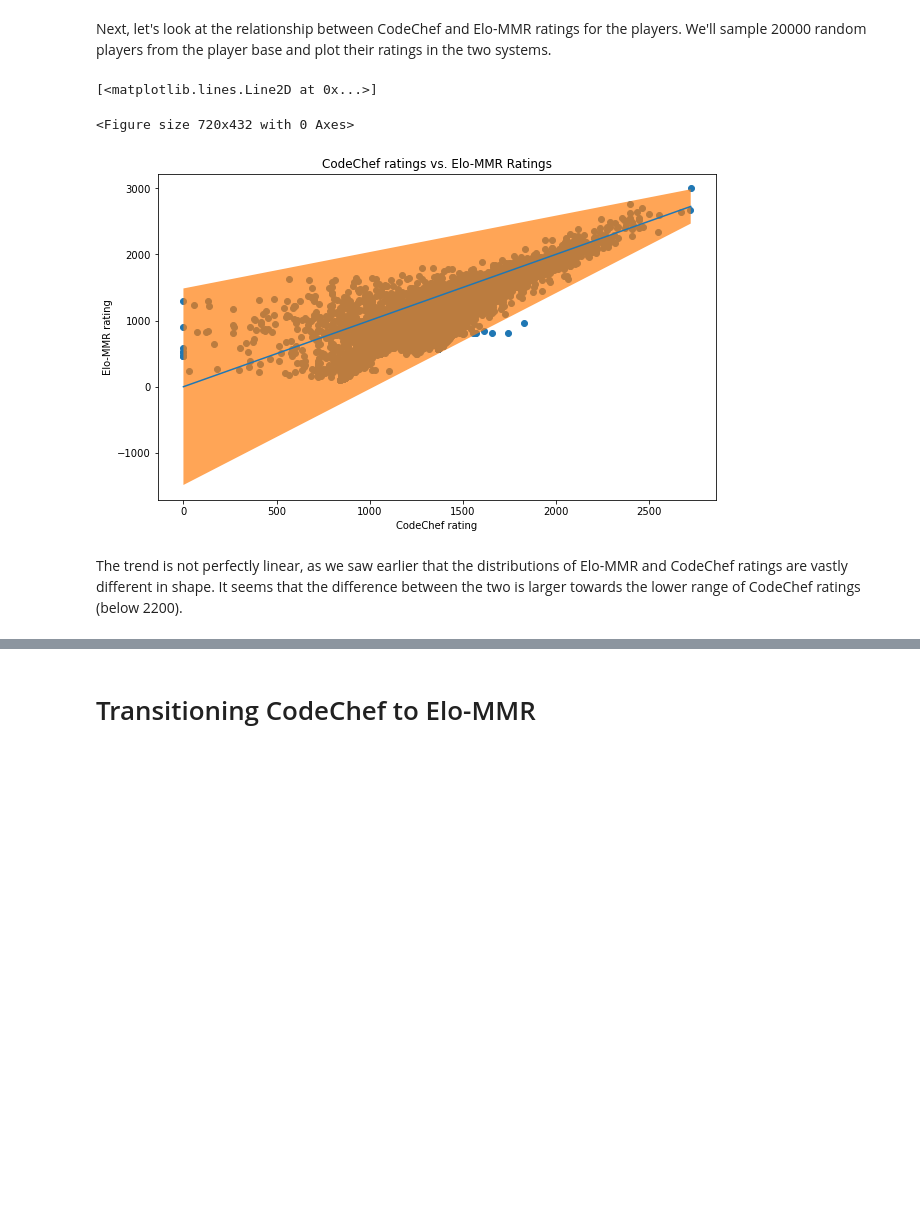
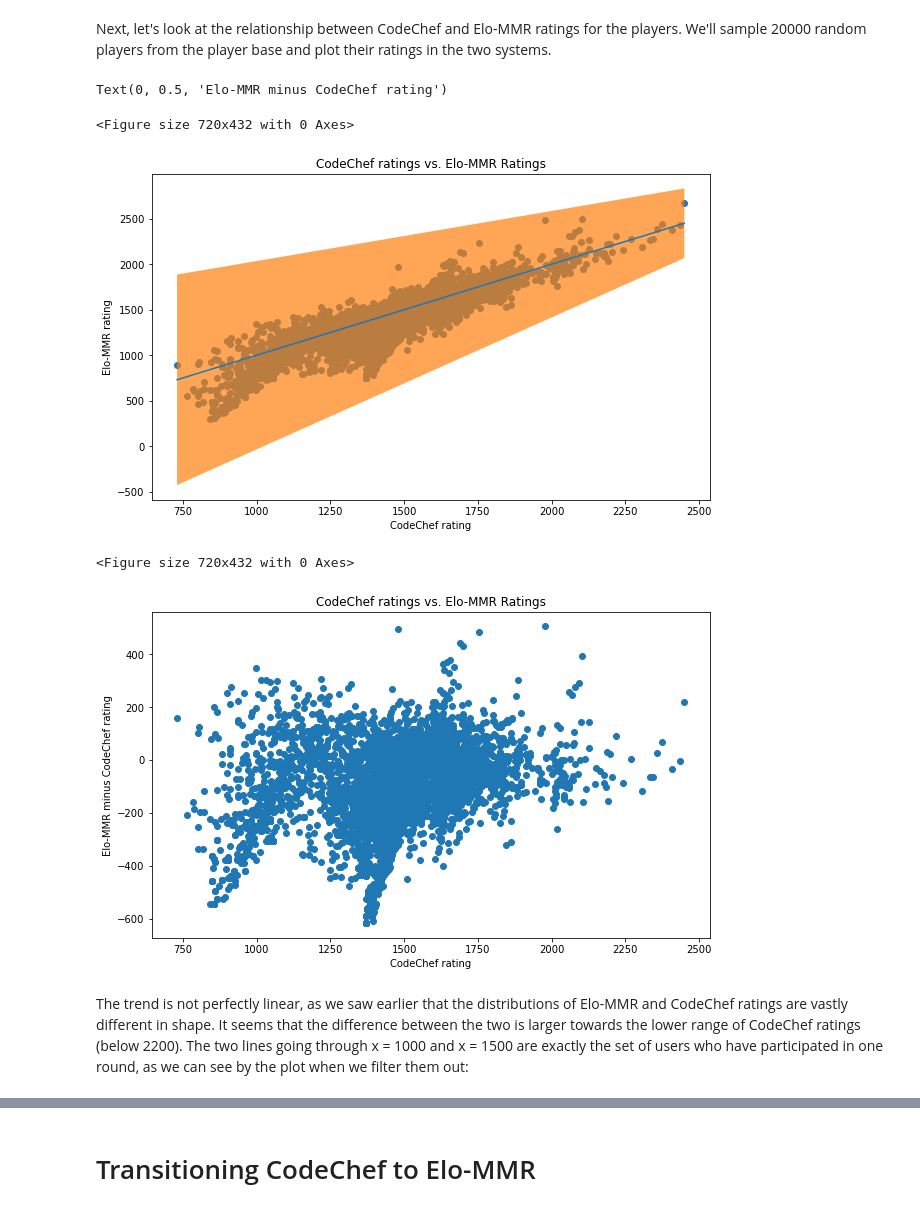
Before and after one commit to EbTech/Elo-MMR, a Jupyter notebook: scripts/notebooks/codechef-experiments.ipynb, the cells around one changed output, grey strips where cells are left out. Saved outputs shown, nothing was run; the diff lists cells and outputs as text; code cells hidden in the pictures; blank space fills up the shorter version.

Commit message:
Final experimental notebooks for CodeChef.

```diff
--- a/scripts/notebooks/codechef-experiments.ipynb
+++ b/scripts/notebooks/codechef-experiments.ipynb
@@ -111,6 +128,7 @@ for contest in tqdm(checkpoint_contests):
     mmr_rank = pd.read_csv(f'{elommr_dir}/{contest}.csv')
     # Translate handle ids to actual usernames
     mmr_rank.handle = mmr_rank.handle.apply(lambda x: user_map[x])
+    mmr_rank['username'] = mmr_rank.handle
     rate_name_mmr = defaultdict(lambda: default_rating)
     rate_name_mmr.update(dict(zip(mmr_rank.handle, mmr_rank.display_rating)))
 
@@ -129,13 +147,14 @@ for contest in tqdm(checkpoint_contests):
 
     # Get the number of contests each user has participated in thus far
     num_contest_csv = pd.read_csv(f'{elommr_dir}/{contest}_numcontests.csv')
-    num_contests = dict(zip(num_contest_csv.username, num_contest_csv.num_contests))
+    num_contests = defaultdict(int)
+    num_contests.update(dict(zip(num_contest_csv.username, num_contest_csv.num_contests)))
 
     # Compute various statistics over users that have participated in at least 3 contests
     num_participants = len(ranks['standings'])
     for result in ranks['standings']:
         user = user_map[int(result[0])]
-        if user not in num_contests or num_contests[user] < min_experience_level:
+        if num_contests[user] < min_experience_level:
             # Note: num_contests includes the current contest, so an entry of 3 indicates 2 contests have been done
             # before the current one
             continue
@@ -200,5 +222,9 @@ Let's first take a look at the raw ranklists of the top 50. On the left we have
 # %%
 import numpy as np
+
+# Filter out non-active and cheating users
+codechef_rank = pd.DataFrame(filter_users(codechef_rank))
+mmr_rank = pd.DataFrame(filter_users(mmr_rank))
 
 cc_top50 = codechef_rank.iloc[:50]
 mmr_top50 = mmr_rank[['username', 'ratings']].iloc[:50]
@@ -261,38 +283,50 @@ Next, let's look at the relationship between CodeChef and Elo-MMR ratings for th
 # %%
 import matplotlib
 from scipy.odr import *
+from scipy.stats import linregress
 
-num_samples = 20000
+num_samples = 5000
 samples = codechef_rank.sample(num_samples, axis=0)
 cc_random = codechef_rank[codechef_rank['username'].isin(samples.username)]
 mmr_random = mmr_rank[mmr_rank['handle'].isin(samples.username)][['cur_mu', 'handle']]
 mmr_random.rename(inplace=True, columns={'cur_mu': 'ratings', 'handle': 'username'})
 
 union = set(cc_random.username) | set(mmr_random.username)
 
 # This cell requires running all previous cells in the notebook to gather precomputed values
 x_cc, y_mmr, names = [], [], []
 for username in union:
     x_cc.append(rate_name_cc[username])
     y_mmr.append(rate_name_mmr[username])
     names.append(username)
 
 plt.figure()
 fig, ax = plt.subplots()
 plt.scatter(x_cc, y_mmr)
 plt.title('CodeChef ratings vs. Elo-MMR Ratings')
 plt.xlabel('CodeChef rating')
 plt.ylabel('Elo-MMR rating')
 
-# These trendlines are made by eyeballing the data.
-X = sorted(x_cc)
-Yl = 0.55 * (np.array(X) - 3300) + 3300
-Yh = 1.45 * (np.array(X) - 3300) + 3300
+X = np.array(sorted(x_cc))
+Yl = 0.55 * (X - 3300) + 3300
+Yh = 1.45 * (X - 3300) + 3300
 plt.fill_between(X, Yl, Yh, alpha=0.7)
 plt.plot(X, X)
+
+
+plt.figure()
+fig, ax = plt.subplots()
+# y_mmr_squeeze = 1500 + (np.array(y_mmr) - 1500) * 330 / 300
+plt.scatter(x_cc, np.array(y_mmr) - np.array(x_cc))
+#plt.scatter(y_mmr_squeeze,  np.array(x_cc) - y_mmr_squeeze)
+plt.title('CodeChef ratings vs. Elo-MMR Ratings')
+plt.xlabel('CodeChef rating')
+plt.ylabel('Elo-MMR minus CodeChef rating')
 # %% [output]
-[<matplotlib.lines.Line2D at 0x...>]
+Text(0, 0.5, 'Elo-MMR minus CodeChef rating')
 <Figure size 720x432 with 0 Axes>
-[figure, old version]
+[figure, new version]
+<Figure size 720x432 with 0 Axes>
+[figure, added]
 # %% [markdown]
-The trend is not perfectly linear, as we saw earlier that the distributions of Elo-MMR and CodeChef ratings are vastly different in shape. It seems that the difference between the two is larger towards the lower range of CodeChef ratings (below 2200).
+The trend is not perfectly linear, as we saw earlier that the distributions of Elo-MMR and CodeChef ratings are vastly different in shape. It seems that the difference between the two is larger towards the lower range of CodeChef ratings (below 2200). The two lines going through x = 1000 and x = 1500 are exactly the set of users who have participated in one round, as we can see by the plot when we filter them out:
```
Also changed, not shown: parts of 28 cells of this notebook, 2 other files.
